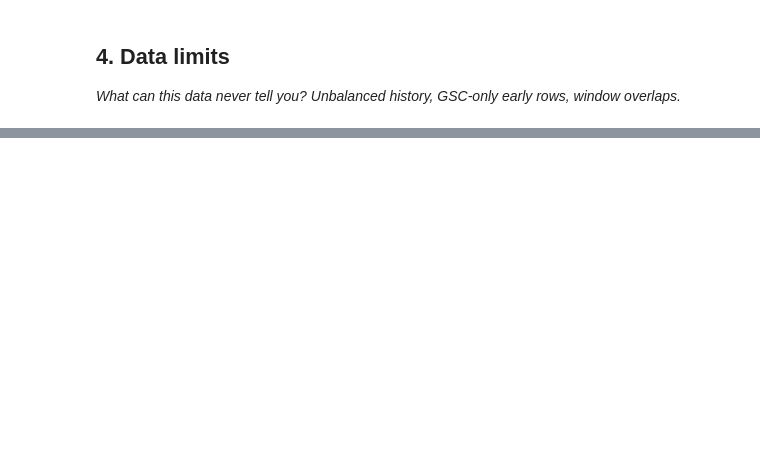
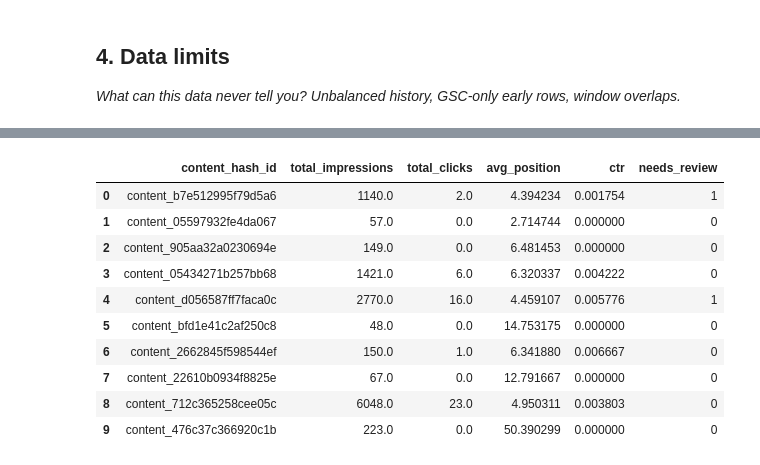
Before and after one commit to abubakarsaleem18/flyrank-internship-ml, a Jupyter notebook: work/notebooks/w03_data_contract.ipynb, the cells around one changed output, grey strips where cells are left out. Saved outputs shown, nothing was run; the diff lists cells and outputs as text; code cells hidden in the pictures; blank space fills up the shorter version.

Commit message:
Completed W03 data contract notebook

```diff
--- a/work/notebooks/w03_data_contract.ipynb
+++ b/work/notebooks/w03_data_contract.ipynb
@@ -36,0 +148,12 @@ This skeleton is yours to fill. Work the sections **in order** — each one has
+# %%
+%pip install -q duckdb huggingface_hub
+
+import duckdb
+from google.colab import userdata
+
+hf_token = userdata.get('HF_TOKEN')
+
+con = duckdb.connect()
+con.execute(f"CREATE SECRET (TYPE huggingface, TOKEN '{hf_token}')")
+
+rel = "hf://datasets/FlyRank/internship-warehouse"
@@ -36,0 +196,6 @@ This skeleton is yours to fill. Work the sections **in order** — each one has
+# %%
+import pandas as pd
+pd.set_option('display.max_rows', None)
+
+schema_df = con.sql(f"DESCRIBE SELECT * FROM read_parquet('{rel}/fact_content_daily_performance/month=2026-03/*.parquet')").df()
+print(schema_df[['column_name', 'column_type']].to_string())
@@ -36,0 +220,40 @@ This skeleton is yours to fill. Work the sections **in order** — each one has
+# %%
+features = con.sql(f"""
+    WITH daily AS (
+        SELECT *,
+            CASE WHEN EXTRACT(day FROM report_date) <= 15 THEN 'first_half' ELSE 'second_half' END AS half
+        FROM read_parquet('{rel}/fact_content_daily_performance/month=2026-03/*.parquet')
+        WHERE gsc_data_available IS TRUE
+    )
+    SELECT
+        content_hash_id,
+        SUM(gsc_impressions) AS total_impressions,
+        SUM(gsc_clicks) AS total_clicks,
+        AVG(gsc_avg_position) AS avg_position,
+        SUM(CASE WHEN half = 'first_half' THEN gsc_clicks ELSE 0 END) AS clicks_first_half,
+        SUM(CASE WHEN half = 'second_half' THEN gsc_clicks ELSE 0 END) AS clicks_second_half
+    FROM daily
+    GROUP BY content_hash_id
+""").df()
+
+import pandas as pd
+features["ctr"] = features["total_clicks"] / features["total_impressions"].replace(0, pd.NA)
+features["needs_review"] = (
+    (features["clicks_second_half"] < features["clicks_first_half"]) &
+    (features["total_impressions"] >= 500)
+).astype(int)
+
+feature_frame = features[["content_hash_id", "total_impressions", "total_clicks", "avg_position", "ctr", "needs_review"]]
+feature_frame.head(10)
+# %% [output]
+|  | content_hash_id | total_impressions | total_clicks | avg_position | ctr | needs_review |
+| 0 | content_b7e512995f79d5a6 | 1140.0 | 2.0 | 4.394234 | 0.001754 | 1 |
+| 1 | content_05597932fe4da067 | 57.0 | 0.0 | 2.714744 | 0.000000 | 0 |
+| 2 | content_905aa32a0230694e | 149.0 | 0.0 | 6.481453 | 0.000000 | 0 |
+| 3 | content_05434271b257bb68 | 1421.0 | 6.0 | 6.320337 | 0.004222 | 0 |
+| 4 | content_d056587ff7faca0c | 2770.0 | 16.0 | 4.459107 | 0.005776 | 1 |
+| 5 | content_bfd1e41c2af250c8 | 48.0 | 0.0 | 14.753175 | 0.000000 | 0 |
+| 6 | content_2662845f598544ef | 150.0 | 1.0 | 6.341880 | 0.006667 | 0 |
+| 7 | content_22610b0934f8825e | 67.0 | 0.0 | 12.791667 | 0.000000 | 0 |
+| 8 | content_712c365258cee05c | 6048.0 | 23.0 | 4.950311 | 0.003803 | 0 |
+| 9 | content_476c37c366920c1b | 223.0 | 0.0 | 50.390299 | 0.000000 | 0 |
```
Also changed, not shown: parts of 20 cells of this notebook.
